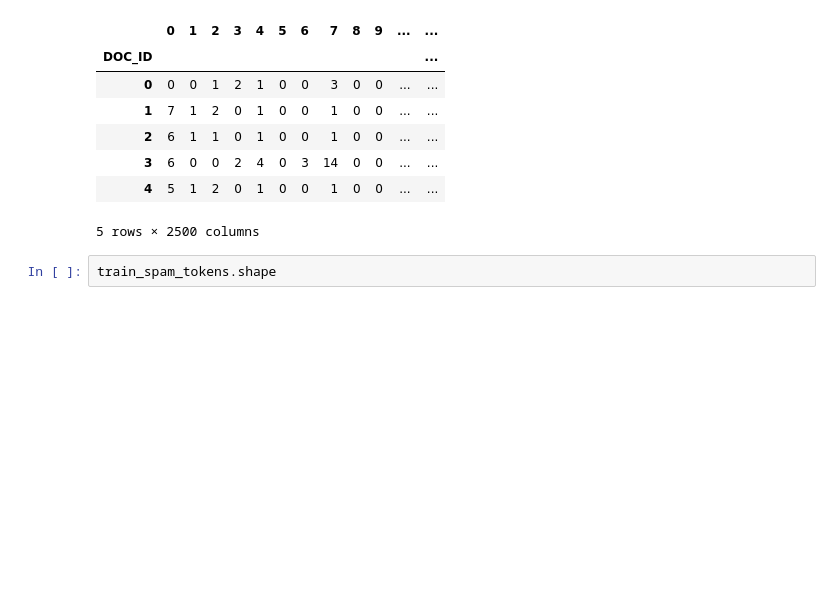
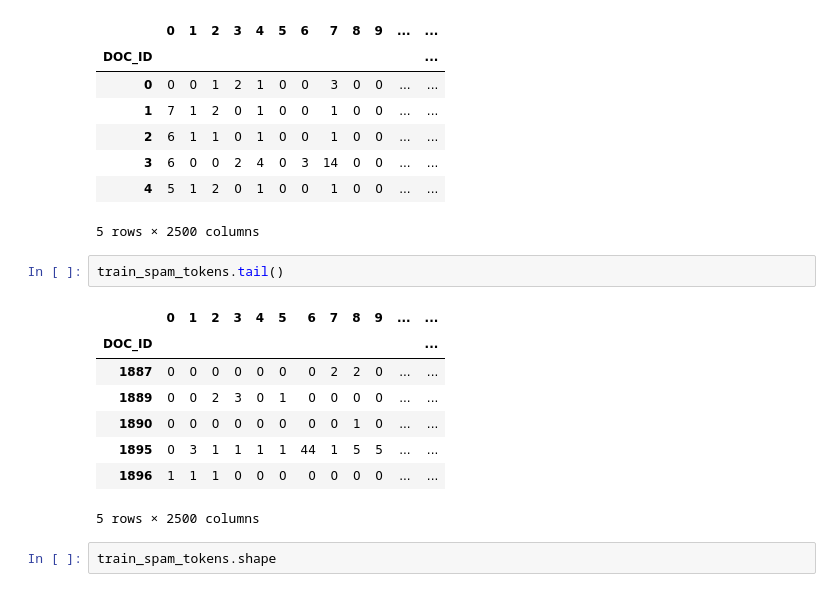
Before and after one commit to aaditya9803/Spam-Filter, a Jupyter notebook: 07 Bayes Classifier - Train.ipynb, the cells around one changed output. Cells and saved outputs as stored; diff of their text form; blank space fills up the shorter version.

```diff
--- a/07 Bayes Classifier - Train.ipynb
+++ b/07 Bayes Classifier - Train.ipynb
@@ -241,6 +265,17 @@ train_spam_tokens.head()
 | 3 | 6 | 0 | 0 | 2 | 4 | 0 | 3 | 14 | 0 | 0 | ... | ... |
 | 4 | 5 | 1 | 2 | 0 | 1 | 0 | 0 | 1 | 0 | 0 | ... | ... |
 5 rows × 2500 columns
+# %%
+train_spam_tokens.tail()
+# %% [output]
+|  | 0 | 1 | 2 | 3 | 4 | 5 | 6 | 7 | 8 | 9 | ... | ... |
+| DOC_ID |  |  |  |  |  |  |  |  |  |  |  | ... |
+| 1887 | 0 | 0 | 0 | 0 | 0 | 0 | 0 | 2 | 2 | 0 | ... | ... |
+| 1889 | 0 | 0 | 2 | 3 | 0 | 1 | 0 | 0 | 0 | 0 | ... | ... |
+| 1890 | 0 | 0 | 0 | 0 | 0 | 0 | 0 | 0 | 1 | 0 | ... | ... |
+| 1895 | 0 | 3 | 1 | 1 | 1 | 1 | 44 | 1 | 5 | 5 | ... | ... |
+| 1896 | 1 | 1 | 1 | 0 | 0 | 0 | 0 | 0 | 0 | 0 | ... | ... |
+5 rows × 2500 columns
 # %%
 train_spam_tokens.shape
 # %% [output]
```
Also changed, not shown: parts of 11 cells of this notebook.
